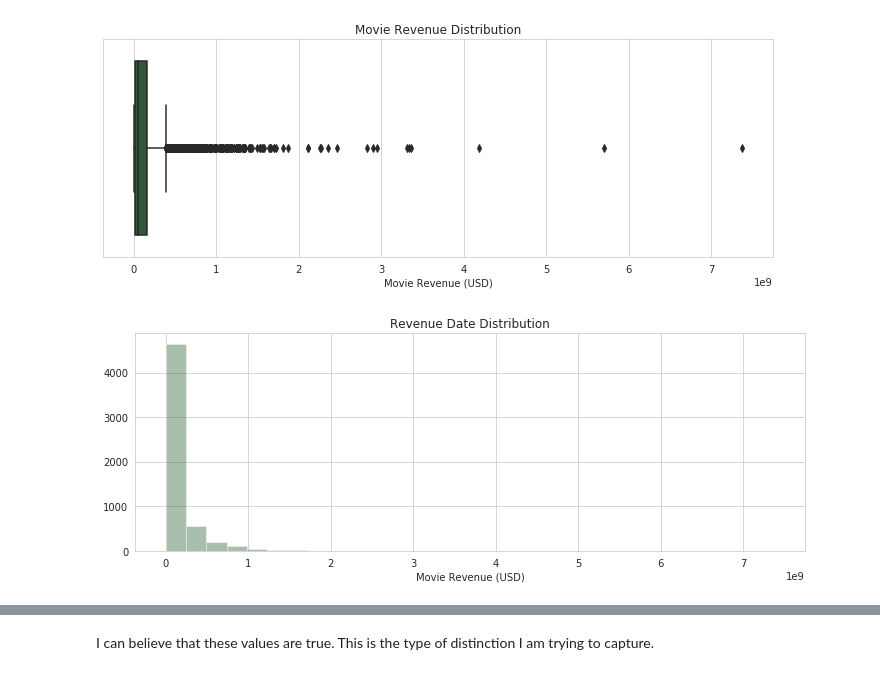
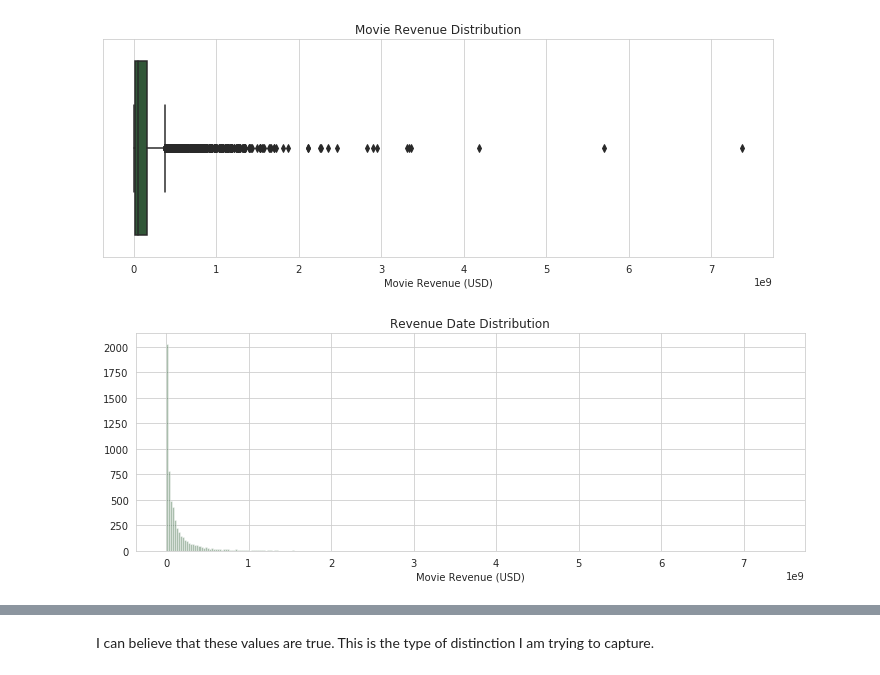
Before and after one commit to christianspybrook/springboard, a Jupyter notebook: capstones/capstone1/capstone1_wrangler.ipynb, the cells around one changed output, grey strips where cells are left out. Drawn from its saved outputs; the diff is of its cells as text; code cells hidden in the pictures.

```diff
--- a/capstones/capstone1/capstone1_wrangler.ipynb
+++ b/capstones/capstone1/capstone1_wrangler.ipynb
@@ -170,0 +198,4 @@ I will combine these last two features into a weighted average to penalize movie
+# %%
+# filter out these movies
+movie_df.drop(index=movie_df.loc[(np.divide(movie_df['budget'], movie_df['revenue']) > 10)
+                                 & (movie_df['revenue'] < 1000)].index, inplace=True)
@@ -170,0 +219,4 @@ I will combine these last two features into a weighted average to penalize movie
+# %%
+# filter out these movies, as well
+movie_df.drop(index=movie_df.loc[(np.divide(movie_df['revenue'], movie_df['budget']) > 1000)
+                                 & (movie_df['budget'] < 1000)].index, inplace=True)
@@ -353,4 +378,0 @@ After observing the cluster of movies below $1,500 and the valley that follows i
-# %%
-# drop movies below lowest budget line
-movie_df.drop(movie_df[movie_df['budget'] < 4e4].index, inplace=True)
-movie_df.sort_values('budget').head()
@@ -423,12 +428,12 @@ plt.title('Movie Revenue Distribution');
 # %%
 # plot revenue distribution
 
-sns.distplot(movie_df['revenue'], bins=30, color=mp.colors(4),
+sns.distplot(movie_df['revenue'], bins=300, color=mp.colors(4),
              axlabel='Movie Revenue (USD)', kde=False)
 
 plt.title('Revenue Date Distribution');
 # %% [output]
-[figure, old version]
+[figure, new version]
 # %%
 # observe top revenues
 movie_df.sort_values('revenue', ascending=False)[:5]
```
Also changed, not shown: parts of 101 cells of this notebook.
